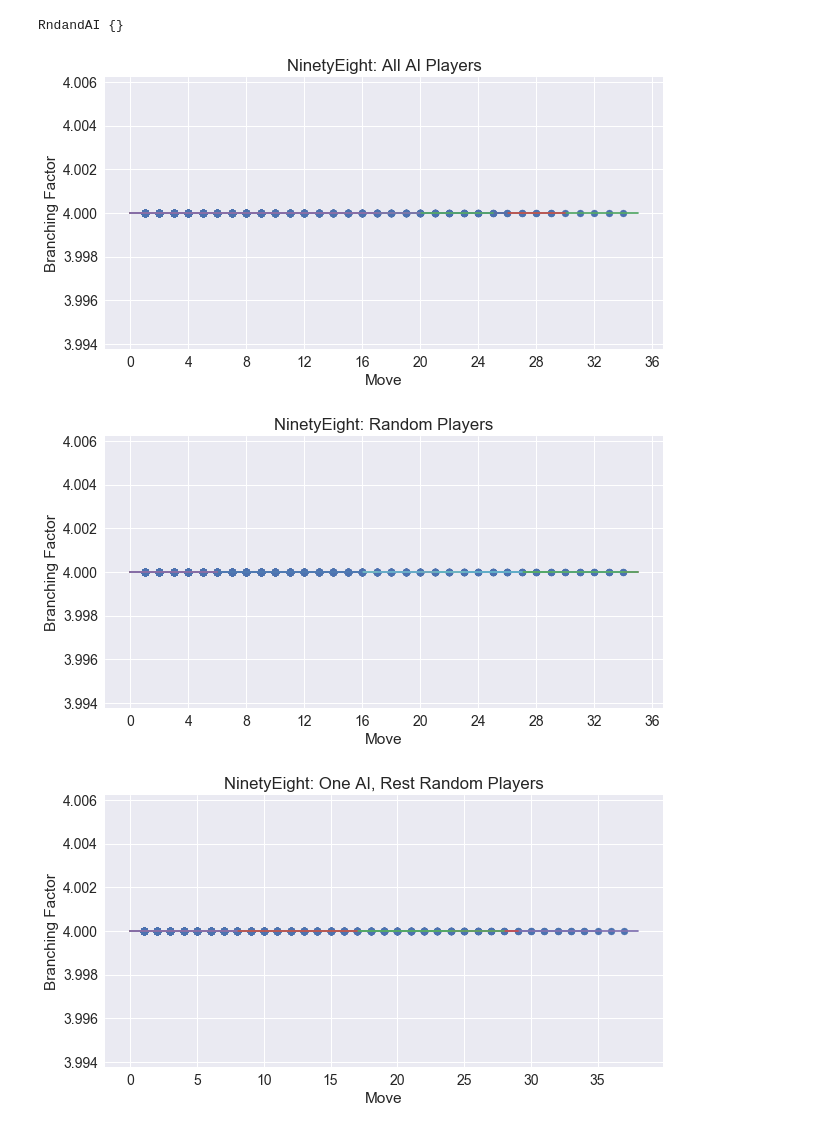
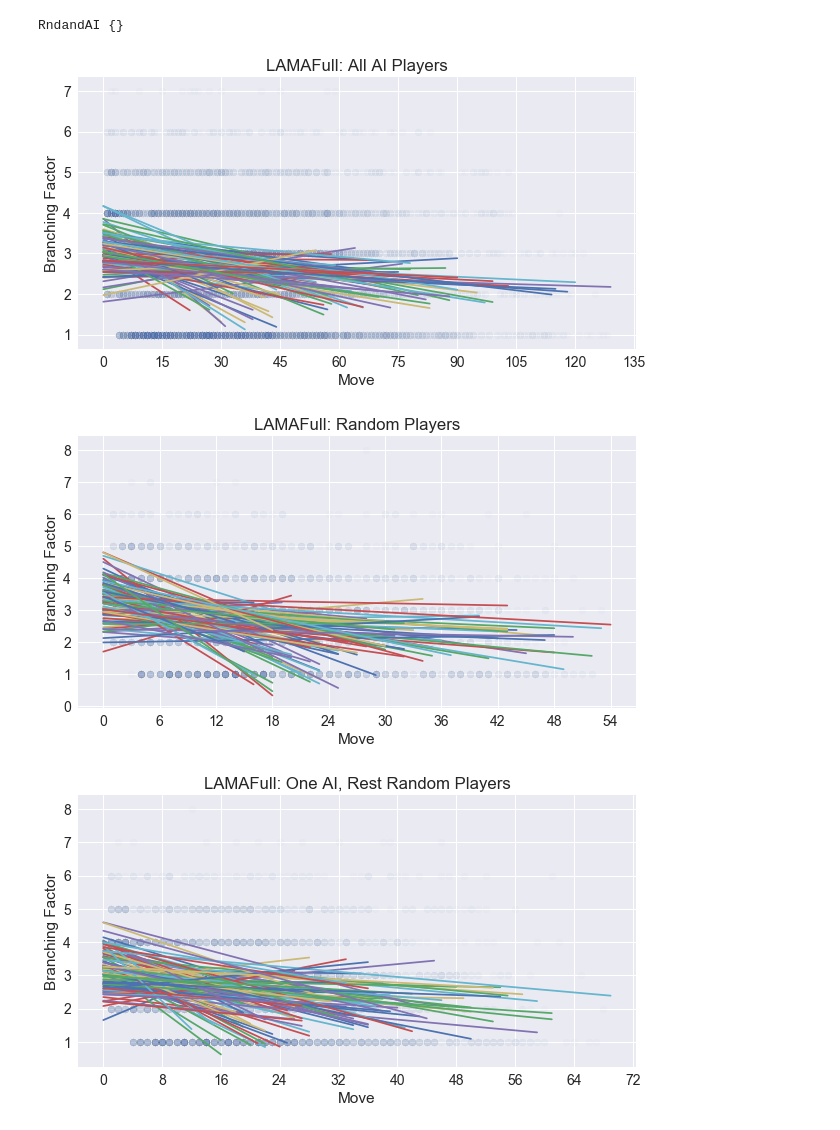
Before and after one commit to mgoadric/cardstock, a Jupyter notebook: Analysis/CardStock Analysis.ipynb, the cells around one changed output. Saved outputs shown, nothing was run; the diff lists cells and outputs as text; code cells hidden in the pictures.

Commit message:
Adding LAMA, pushing games to be more players.

```diff
--- a/Analysis/CardStock Analysis.ipynb
+++ b/Analysis/CardStock Analysis.ipynb
@@ -15,11 +15,13 @@ typename = {"AllAI":"All AI Players", "AllRnd":"Random Players", "RndandAI":"One
 nump = {"Agram":4, "Pairs":2, "NinetyEight":4}
 convergence = {}
 heuristics = {}
-game = "NinetyEight"
+game = "LAMAFull"
+minP = 3
+maxP = 4
 tricktaking = False
 # %%
 w = 0.4
-tricks = 6
+tricks = 13
 epoch = 10
 for type in count.keys():
     if tricktaking:
@@ -30,7 +32,9 @@ for type in count.keys():
         lead = np.zeros(tricks)
         follow = np.zeros(tricks)
         followerr = np.zeros(tricks)
-        followall = [[], [], [], [], [], []]
+        followall = []
+        for i in range(tricks):
+            followall.append([])
         for i in range(2, len(data[1:302]), 3):
             choices = [int(x) for x in data[i][:-2].strip().split(",")]
             for j in range(len(choices)):
@@ -54,6 +58,9 @@ for type in count.keys():
         plt.ylabel("Branching Factor")
         plt.legend(["Lead", "Others"])
         plt.title(game + ": " + typename[type])
+    #plt.ylim([0, 11])
+    #plt.plot([0.8, 12.8], [13, 1], c="k")
+    #plt.plot([0.8, 12.8], [9.5, -3.5], c="g")
 # %%
 for type in count.keys():
     if tricktaking:
@@ -78,33 +85,33 @@ for type in count.keys():
         plt.title(game + ": " + typename[type])
 # %%
 for type in count.keys():
-    fopen = open("../CardStockXam/bin/Release/games/" + game + str(4) + ".gdl" + type + "-choicestats.txt")
+    fopen = open("../CardStockXam/bin/Release/games/" + game + str(3) + ".gdl" + type + "-choicestats.txt")
     data = fopen.readlines()
     fopen.close()
-    nump = 4
+    nump = 3
     alldata = []
     allmoves = []
     heuristics["Convergence"] = 0
     ax = plt.figure(figsize=(10,5)).gca()
     ax.xaxis.set_major_locator(MaxNLocator(integer=True))
     plt.xlabel("Move")
     plt.ylabel("Branching Factor")
     plt.title(game + ": " + typename[type])
 
     for i in range(2, len(data[1:302]), 3):
         choices = [int(x) for x in data[i][:-2].strip().split(",")]
         slope, intercept, r_value, p_value, std_error = st.linregress(range(1, len(choices) + 1), choices)
         heuristics["Convergence"] += (1 - (slope / 2 + 0.5)) / count[type]
         allmoves += choices
         alldata += range(1, len(choices) + 1)
         interps = np.linspace(0, len(choices) + 1, 200)
         plt.plot(interps, intercept + slope * interps)
 
-    plt.scatter(alldata, allmoves)
+    plt.scatter(alldata, allmoves, alpha=0.02)
 print(type, convergence)
 # %% [output]
 RndandAI {}
-[figure, old version]
+[figure, new version]
-[figure, old version]
+[figure, new version]
-[figure, old version]
+[figure, new version]
 # %%
```
Also changed, not shown: parts of 13 cells of this notebook, 16 other files.
